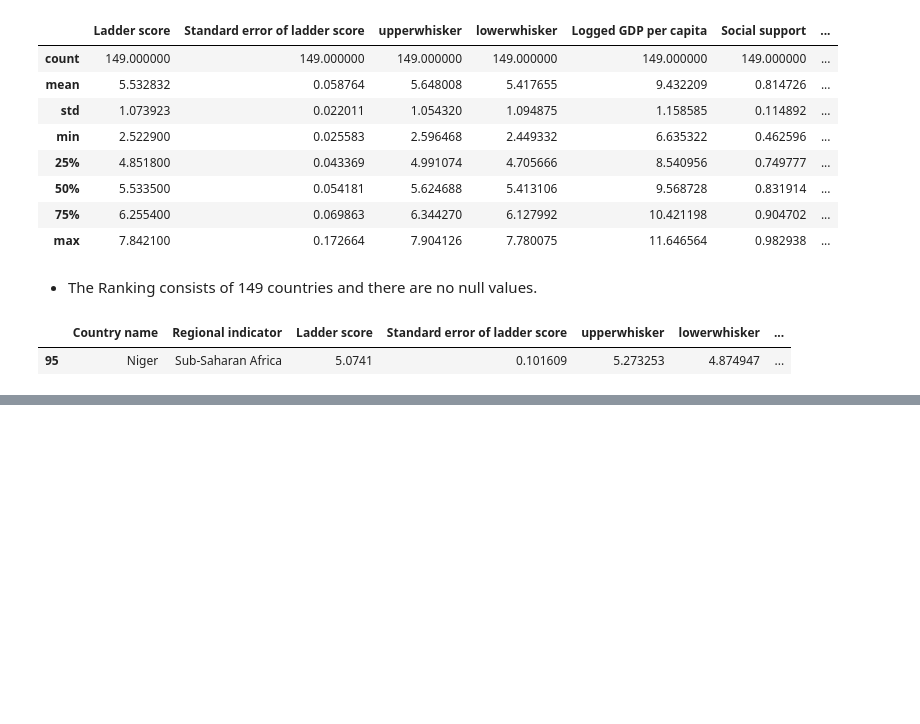
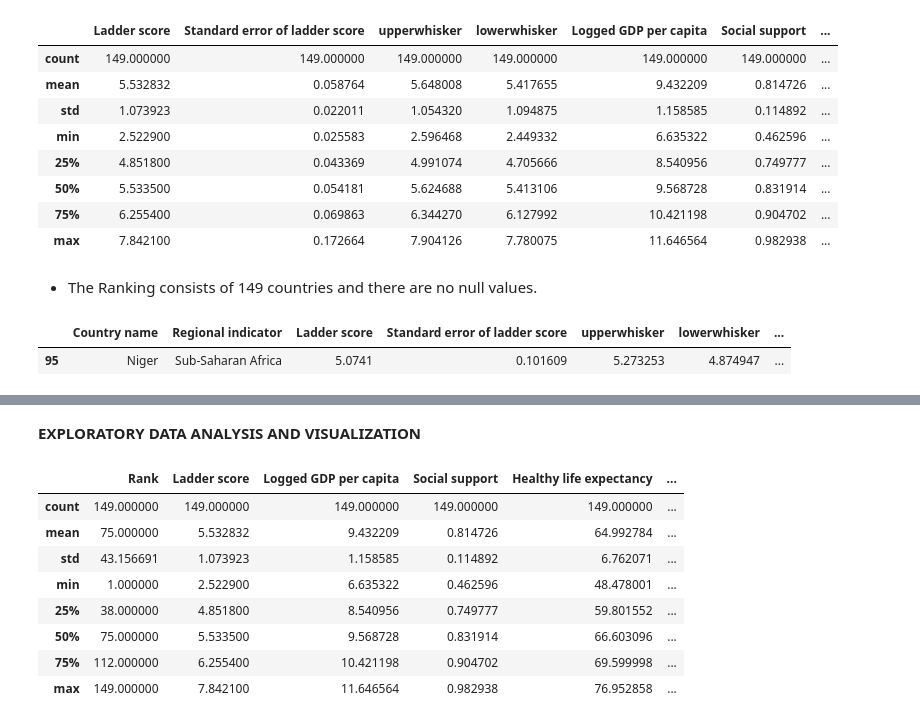
Before and after one commit to ameya932/World-Happiness-Report, a Jupyter notebook: World_Happiness_Report.ipynb, the cells around one changed output, grey strips where cells are left out. Saved outputs shown, nothing was run; the diff lists cells and outputs as text; code cells hidden in the pictures; blank space fills up the shorter version.

```diff
--- a/World_Happiness_Report.ipynb
+++ b/World_Happiness_Report.ipynb
@@ -56,0 +84,2 @@ df.sample()
+# %% [markdown]
+**EXPLORATORY DATA ANALYSIS AND VISUALIZATION**
@@ -56,0 +96,12 @@ df.sample()
+# %%
+report.describe()
+# %% [output]
+|  | Rank | Ladder score | Logged GDP per capita | Social support | Healthy life expectancy | ... |
+| count | 149.000000 | 149.000000 | 149.000000 | 149.000000 | 149.000000 | ... |
+| mean | 75.000000 | 5.532832 | 9.432209 | 0.814726 | 64.992784 | ... |
+| std | 43.156691 | 1.073923 | 1.158585 | 0.114892 | 6.762071 | ... |
+| min | 1.000000 | 2.522900 | 6.635322 | 0.462596 | 48.478001 | ... |
+| 25% | 38.000000 | 4.851800 | 8.540956 | 0.749777 | 59.801552 | ... |
+| 50% | 75.000000 | 5.533500 | 9.568728 | 0.831914 | 66.603096 | ... |
+| 75% | 112.000000 | 6.255400 | 10.421198 | 0.904702 | 69.599998 | ... |
+| max | 149.000000 | 7.842100 | 11.646564 | 0.982938 | 76.952858 | ... |
```
Also changed, not shown: parts of 6 cells of this notebook.
